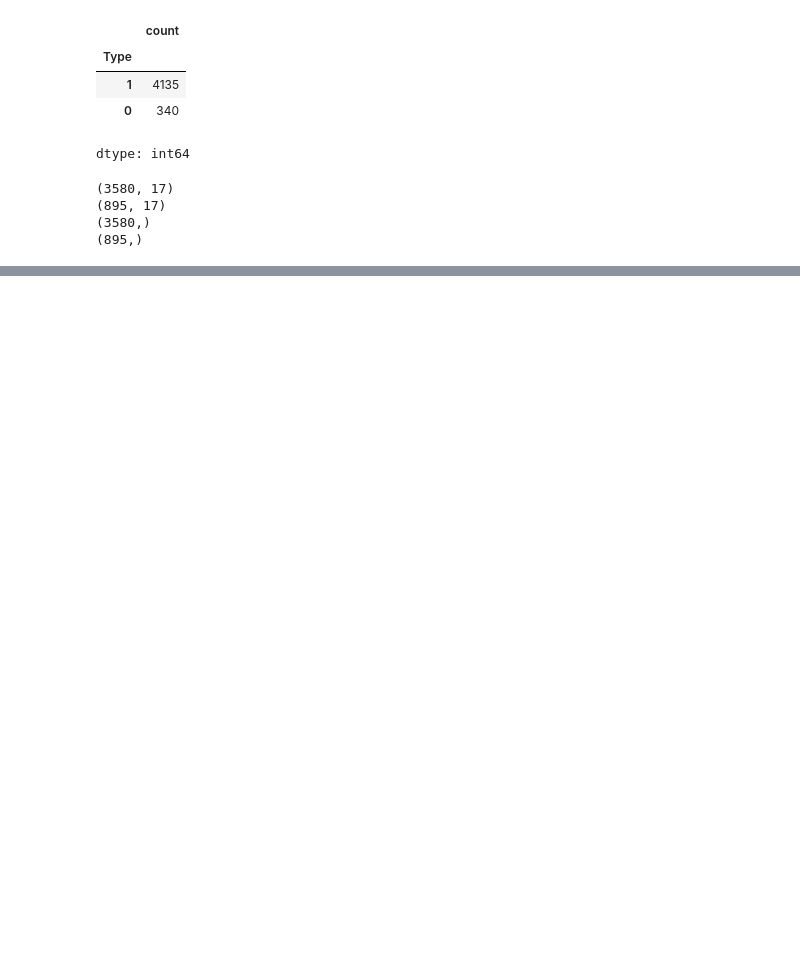
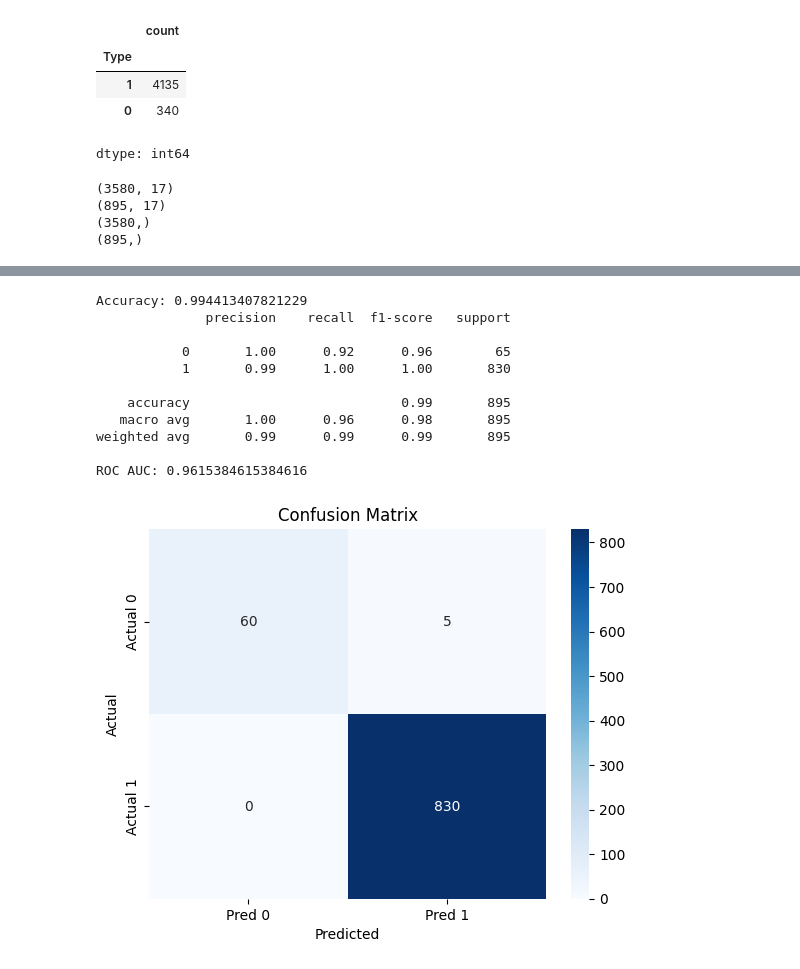
Before and after one commit to kavyaktj1/bmw-tasks-solution, a Jupyter notebook: Task2_BinaryClass_Project.ipynb, the cells around one changed output, grey strips where cells are left out. Saved outputs shown, nothing was run; the diff lists cells and outputs as text; code cells hidden in the pictures; blank space fills up the shorter version.

```diff
--- a/Task2_BinaryClass_Project.ipynb
+++ b/Task2_BinaryClass_Project.ipynb
@@ -200,0 +160,6 @@ Scalability: Downcasting and alternative models improve performance on larger da
+# %%
+# Update numerical pipeline to include scaling
+numerical_pipeline = Pipeline(steps=[
+    ('imputer', SimpleImputer(strategy='mean')),
+    ('scaler', StandardScaler())
+])
@@ -200,0 +288,41 @@ Scalability: Downcasting and alternative models improve performance on larger da
+# %%
+# Define model
+model = RandomForestClassifier(n_estimators=100, random_state=42)
+
+# Create full pipeline
+pipeline = Pipeline(steps=[
+    ('preprocessor', preprocessor),
+    ('classifier', model)
+])
+
+# Fit model
+pipeline.fit(X_train, y_train)
+
+# Predict
+y_pred = pipeline.predict(X_test)
+# %%
+# Scores
+print("Accuracy:", accuracy_score(y_test, y_pred))
+print(classification_report(y_test, y_pred))
+print("ROC AUC:", roc_auc_score(y_test, y_pred))
+
+# Confusion matrix
+cm = confusion_matrix(y_test, y_pred)
+sns.heatmap(cm, annot=True, fmt='d', cmap='Blues', xticklabels=['Pred 0', 'Pred 1'], yticklabels=['Actual 0', 'Actual 1'])
+plt.xlabel("Predicted")
+plt.ylabel("Actual")
+plt.title("Confusion Matrix")
+plt.show()
+# %% [output]
+Accuracy: 0.994413407821229
+              precision    recall  f1-score   support
+
+           0       1.00      0.92      0.96        65
+           1       0.99      1.00      1.00       830
+
+    accuracy                           0.99       895
+   macro avg       1.00      0.96      0.98       895
+weighted avg       0.99      0.99      0.99       895
+
+ROC AUC: 0.9615384615384616
+[figure, added]
```
Also changed, not shown: parts of 54 cells of this notebook, 16 other files.
